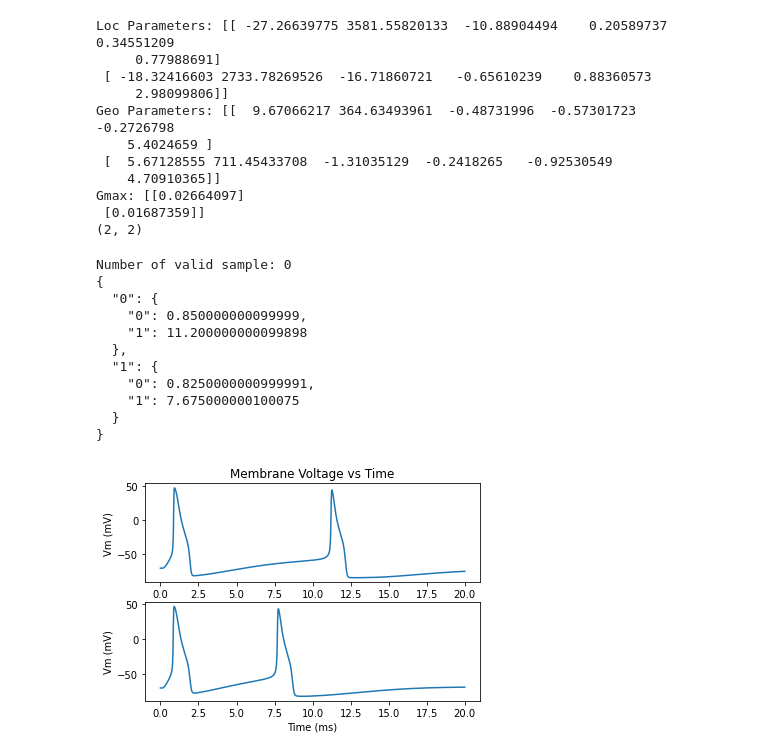
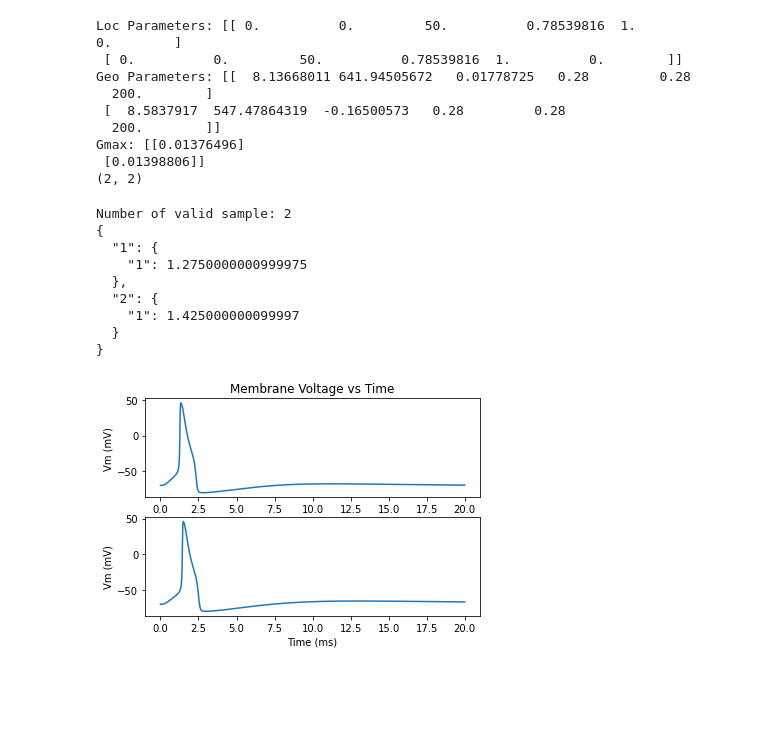
Before and after one commit to chenziao/Stylized-Cell-Inference, a Jupyter notebook: summary_stat_verification.ipynb, the cells around one changed output. Saved outputs shown, nothing was run; the diff lists cells and outputs as text; code cells hidden in the pictures; blank space fills up the shorter version.

```diff
--- a/summary_stat_verification.ipynb
+++ b/summary_stat_verification.ipynb
@@ -25,7 +25,7 @@ h.dt = params.DT
 # %%
 rng = np.random.default_rng(12345)
 
-inf_list = ['xs', 'ys', 'zs', 'alphas', 'hs', 'phis', 'r_s', 'l_t', 'r_t', 'r_d', 'r_tu', 'l_d']
+inf_list = ['r_s', 'l_t', 'r_t']
 number_samples = 2
 
 xs = np.full((number_samples,1), 0.) if 'xs' not in inf_list else rng.uniform(low=-50, high=50, size=(number_samples,1))
@@ -36,16 +36,18 @@ hs = np.full((number_samples,1), 1.) if 'hs' not in inf_list else rng.uniform(lo
 phis = np.full((number_samples,1), 0.) if 'phis' not in inf_list else rng.uniform(low=0, high=np.pi, size=(number_samples,1))
 loc_param = np.concatenate((xs, ys, zs, alphas, hs, phis), axis=1)
 
-r_s = np.full((number_samples,1), 8.0) if 'r_s' not in inf_list else rng.uniform(low=5, high=12, size=(number_samples,1))
+r_s = np.full((number_samples,1), 8.0) if 'r_s' not in inf_list else rng.uniform(low=7, high=12, size=(number_samples,1))
 l_t = np.full((number_samples,1), 600.0) if 'l_t' not in inf_list else rng.uniform(low=20., high=800., size=(number_samples,1))
 r2_s = np.square(r_s)
-clf = ClassifierBuilder()
-clf.load_clf(paths.RESOURCES_ROOT + "gmax_lin_reg_classifier.joblib")
-gmax = clf.predict(np.column_stack((r2_s, l_t)))
-r_t = np.full((number_samples,1), 1.25) if 'r_t' not in inf_list else rng.normal(loc=((np.log(0.2) + np.log(1.0)) / 2), scale=((np.log(1.0) - np.log(0.2)) / 4), size=(number_samples,1))
+r_t = np.full((number_samples,1), 1.25) if 'r_t' not in inf_list else rng.normal(loc=((np.log(0.6) + np.log(1.8)) / 2), scale=((np.log(1.8) - np.log(0.6)) / 4), size=(number_samples,1))
 r_d = np.full((number_samples,1), .28) if 'r_d' not in inf_list else rng.normal(loc=((np.log(0.2) + np.log(1.0)) / 2), scale=((np.log(1.0) - np.log(0.2)) / 4), size=(number_samples,1))
 r_tu = np.full((number_samples,1), .28) if 'r_tu' not in inf_list else rng.normal(loc=((np.log(0.2) + np.log(1.0)) / 2), scale=((np.log(1.0) - np.log(0.2)) / 4), size=(number_samples,1))
 l_d = np.full((number_samples,1), 200.0) if 'l_d' not in inf_list else rng.normal(loc=((np.log(100) + np.log(300)) / 2), scale=((np.log(300) - np.log(100)) / 4), size=(number_samples,1))
+
+clf = ClassifierBuilder()
+clf.load_clf(paths.RESOURCES_ROOT + "gmax_lin_reg_classifier.joblib")
+gmax = clf.predict(np.column_stack((r2_s, l_t, r_t)))
+
 geo_param = np.concatenate((r_s, l_t, r_t, r_d, r_tu, l_d), axis=1)
 
 # geo_param = [8,600.,1.25,.28,.28,200.]
@@ -58,16 +60,14 @@ print("Geo Parameters: {}".format(geo_param))
 print("Gmax: {}".format(gmax))
 print(labels.shape)
 # %% [output]
-Loc Parameters: [[ -27.26639775 3581.55820133  -10.88904494    0.20589737    0.34551209
-     0.77988691]
- [ -18.32416603 2733.78269526  -16.71860721   -0.65610239    0.88360573
-     2.98099806]]
-Geo Parameters: [[  9.67066217 364.63493961  -0.48731996  -0.57301723  -0.2726798
-    5.4024659 ]
- [  5.67128555 711.45433708  -1.31035129  -0.2418265   -0.92530549
-    4.70910365]]
-Gmax: [[0.02664097]
- [0.01687359]]
+Loc Parameters: [[ 0.          0.         50.          0.78539816  1.          0.        ]
+ [ 0.          0.         50.          0.78539816  1.          0.        ]]
+Geo Parameters: [[  8.13668011 641.94505672   0.01778725   0.28         0.28
+  200.        ]
+ [  8.5837917  547.47864319  -0.16500573   0.28         0.28
+  200.        ]]
+Gmax: [[0.01376496]
+ [0.01398806]]
 (2, 2)
 # %%
 from typing import Union, Tuple, List
@@ -107,40 +108,40 @@ sim = Simulation(geometry = geo_standard,
                  geo_param = geo_param,
                  spike_threshold = -20,
                  gmax = gmax,
                  scale = 1.,
                  ncell = number_samples)
 # sim = Simulation(geo_standard,params.ELECTRODE_POSITION,loc_param,geo_param=geo_param,gmax=.001,scale=1000, ncell=ncell)  # gmax 0.001 -0.012
 sec_list = sim.cells[0].all
 
 filt_b,filt_a = signal.butter(params.BUTTERWORTH_ORDER,
                               params.FILTER_CRITICAL_FREQUENCY,
                               params.BANDFILTER_TYPE,
                               fs=params.FILTER_SAMPLING_RATE)
 
 sim.run_neuron_sim()
 print("Number of valid sample: %d" % (valid_count(sim)))
-spike_times = sim.get_spike_time('all')
-sp_dict = {j: {i: spike_times[j,i] for i in range(spike_times.shape[1])} for j in range(spike_times.shape[0])}
+spike_times = sim.get_spike_time('all').reshape((number_samples, -1))
+# print(spike_times)
+sp_dict = {j+1: {i+1: spike_times[j,i] for i in range(spike_times.shape[1])} for j in range(spike_times.shape[0])}
 
+# print(sp_dict)
 
 import json
 print(json.dumps(sp_dict, indent=2))
 
 _ = plot_v(sim)
 
 lfp = sim.get_lfp('all').T
 
 filtered_lfp = signal.lfilter(filt_b,filt_a,lfp,axis=0)
 # %% [output]
-Number of valid sample: 0
+Number of valid sample: 2
 {
-  "0": {
-    "0": 0.850000000099999,
-    "1": 11.200000000099898
+  "1": {
+    "1": 1.2750000000999975
   },
-  "1": {
-    "0": 0.8250000000999991,
-    "1": 7.675000000100075
+  "2": {
+    "1": 1.425000000099997
   }
 }
-[figure, old version]
+[figure, new version]
```
Also changed, not shown: parts of 4 cells of this notebook, 6 other files.
